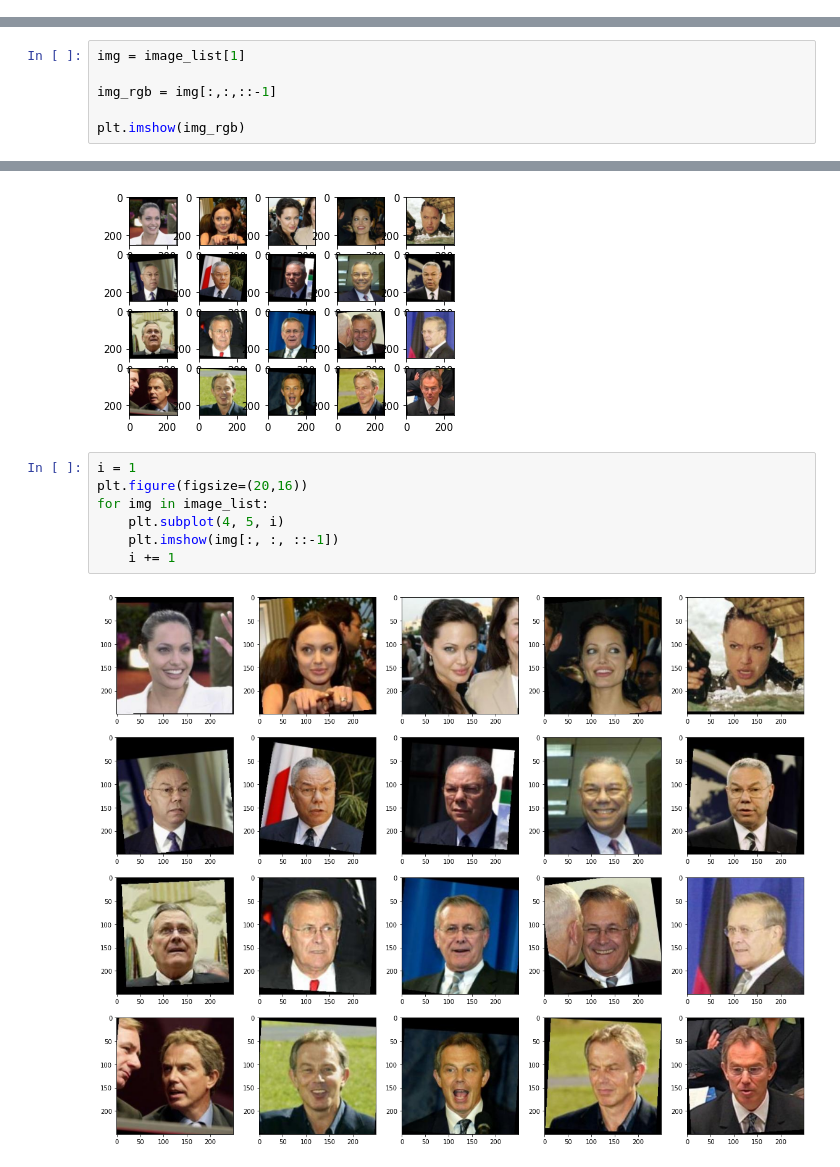
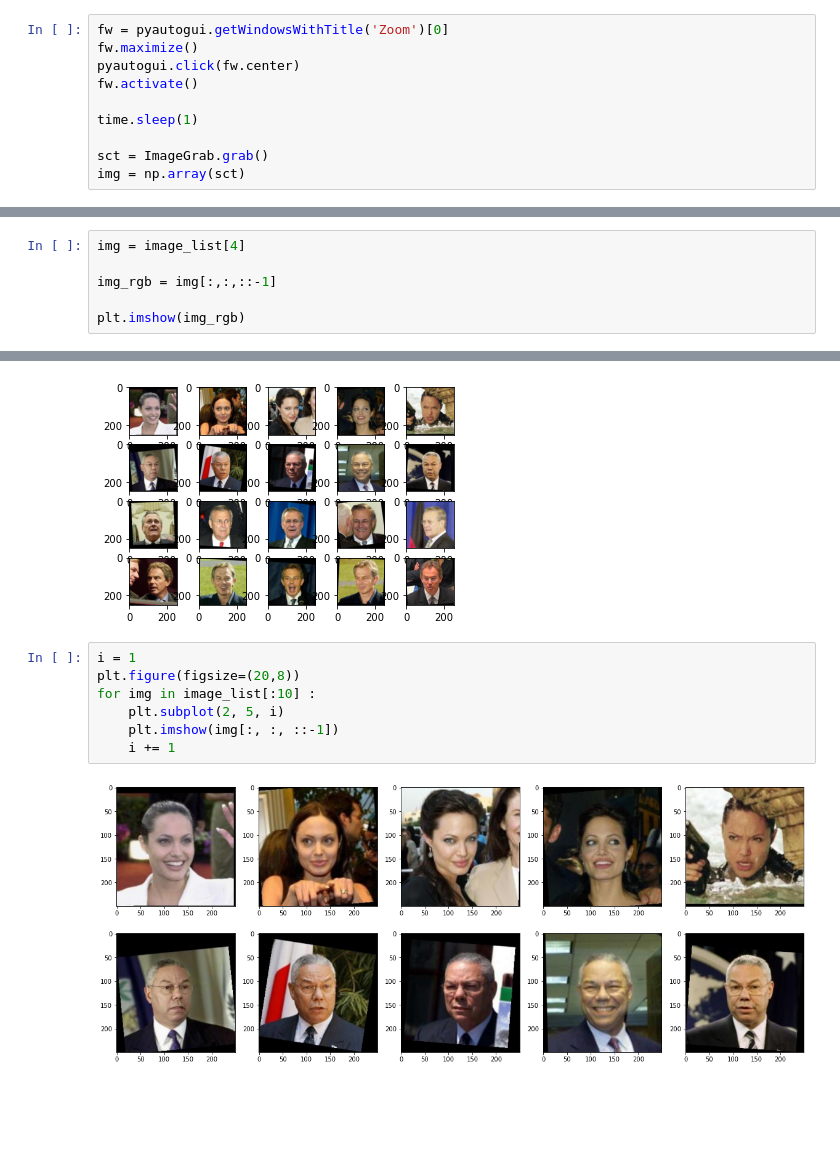
Before and after one commit to Muhammad-Yunus/Materi-Training, a Jupyter notebook: E. Eigenface Facerecognition/pertemuan_3/pertemuan_3.ipynb, the cells around one changed output, grey strips where cells are left out. Cells and saved outputs as stored; diff of their text form; blank space fills up the shorter version.

```diff
--- a/E. Eigenface Facerecognition/pertemuan_3/pertemuan_3.ipynb
+++ b/E. Eigenface Facerecognition/pertemuan_3/pertemuan_3.ipynb
@@ -312,3 +357,13 @@ img = np.array(sct)
+# %%
+fw = pyautogui.getWindowsWithTitle('Zoom')[0]
+fw.maximize()
+pyautogui.click(fw.center)
+fw.activate()
+
+time.sleep(1)
+
+sct = ImageGrab.grab()
+img = np.array(sct)
 # %%
 plt.figure(figsize=(16, 10))
 plt.imshow(img)
@@ -399,7 +445,7 @@ array([[[  4,   0,   0],
         [  2,   0,   0],
         [  2,   0,   0]]], dtype=uint8)
 # %%
-img = image_list[1]
+img = image_list[4]
 
 img_rgb = img[:,:,::-1]
 
@@ -441,10 +487,10 @@ for img in image_list:
 [figure]
 # %%
 i = 1
-plt.figure(figsize=(20,16))
-for img in image_list:
-    plt.subplot(4, 5, i)
+plt.figure(figsize=(20,8))
+for img in image_list[:10] :
+    plt.subplot(2, 5, i)
     plt.imshow(img[:, :, ::-1])
     i += 1
 # %% [output]
-[figure, old version]
+[figure, new version]
```
Also changed, not shown: parts of 21 cells of this notebook, 40 other files.
